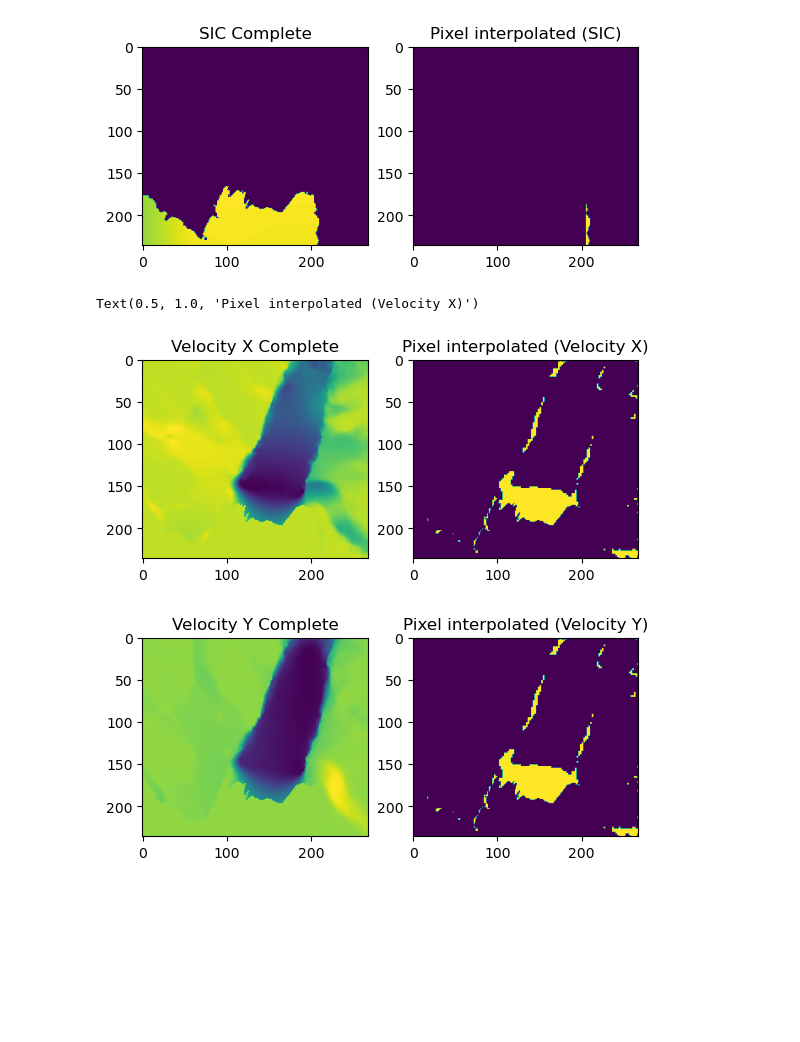
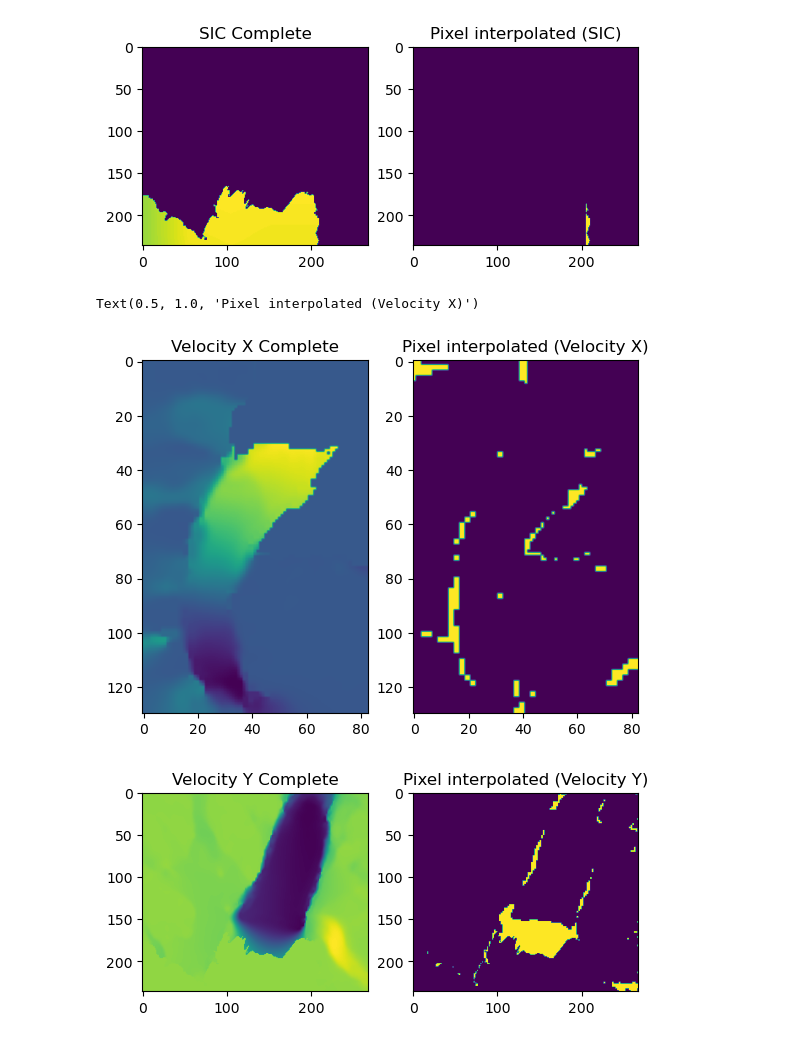
Before and after one commit to Moncada-Francesco-97/Calving-U-Net, a Jupyter notebook: dataset_tif_interpolated/visualisation.ipynb, the cells around one changed output. Saved outputs shown, nothing was run; the diff lists cells and outputs as text; code cells hidden in the pictures; blank space fills up the shorter version.

```diff
--- a/dataset_tif_interpolated/visualisation.ipynb
+++ b/dataset_tif_interpolated/visualisation.ipynb
@@ -143,21 +143,21 @@ velocity_y_interpolated_pixel = pd.DataFrame(velocity_y_interpolated_pixel, inde
 # %%
 #print the velocity x
 import matplotlib.pyplot as plt
-id = 55
+id = 10
 year =2008
 
 # Plot the first image
 plt.subplot(1, 2, 1)  # 1 row, 2 columns, plot 1
 plt.imshow(velocity_x.loc[id, year])
 plt.title("Velocity X Complete")
 
 # Plot the second image
 plt.subplot(1, 2, 2)  # 1 row, 2 columns, plot 2
 plt.imshow(velocity_x_interpolated_pixel.loc[id, year])
 plt.title("Pixel interpolated (Velocity X)")
 # %% [output]
 Text(0.5, 1.0, 'Pixel interpolated (Velocity X)')
-[figure, old version]
+[figure, new version]
 # %%
 #print the velocity y
 import matplotlib.pyplot as plt
```
Also changed, not shown: parts of 6 cells of this notebook, 3 other files.
